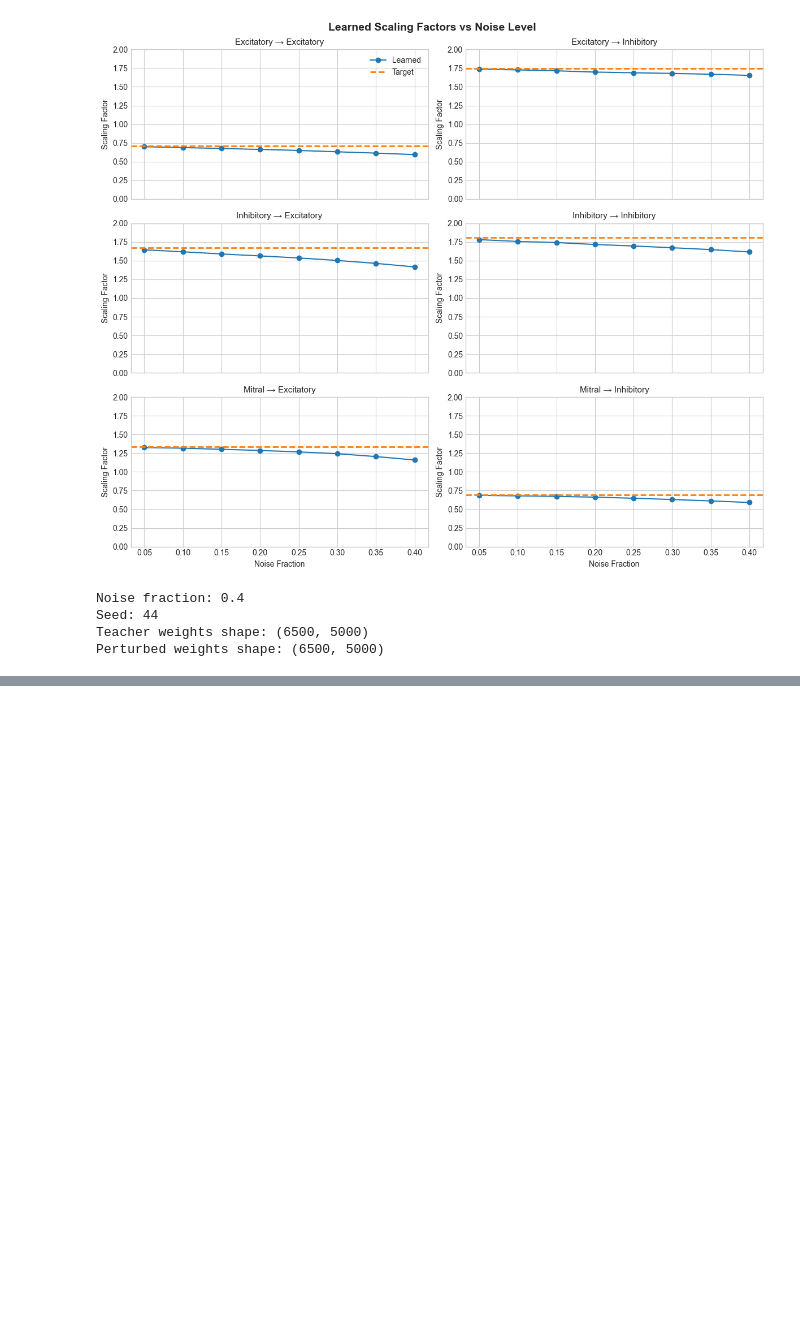
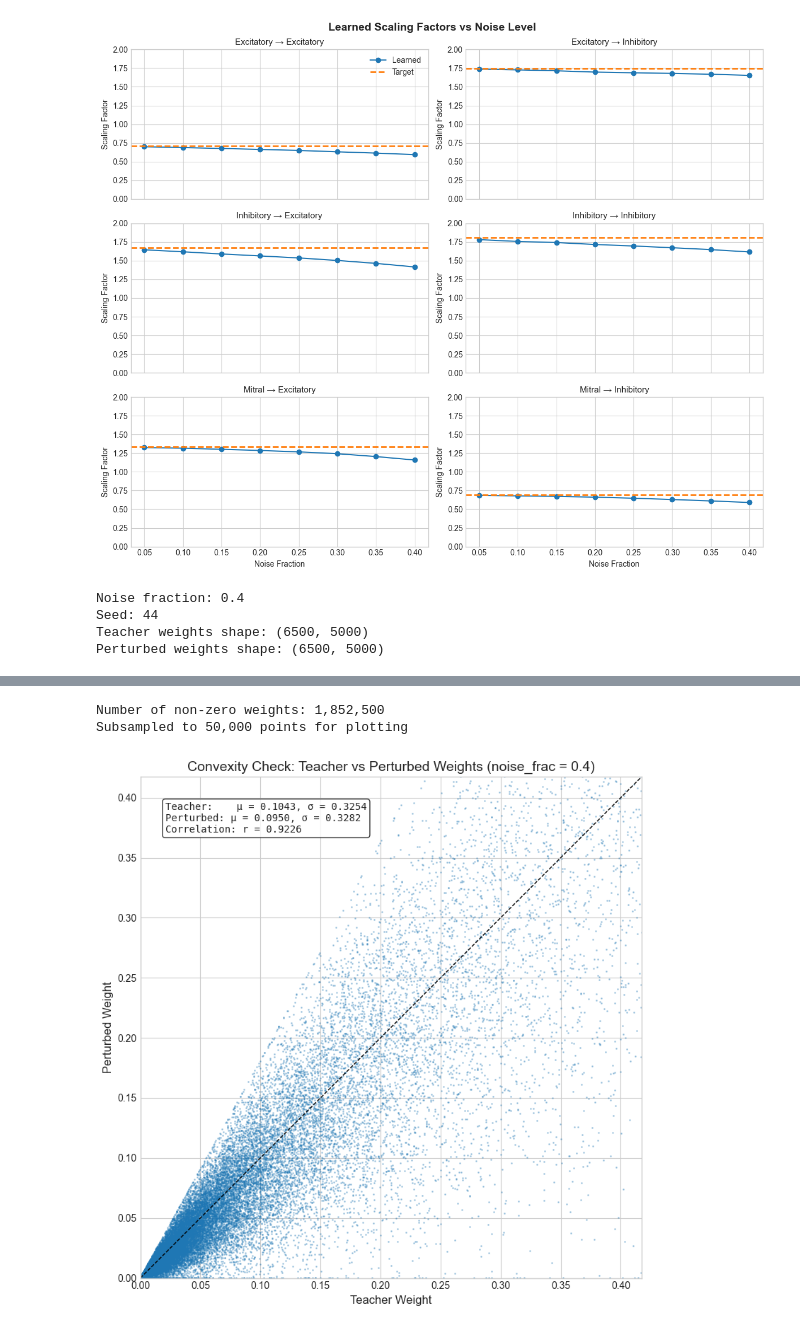
Before and after one commit to rory-bedford/connectome-snns, a Jupyter notebook: notebooks/analyse_noisy_student_teacher.ipynb, the cells around one changed output, grey strips where cells are left out. Saved outputs shown, nothing was run; the diff lists cells and outputs as text; code cells hidden in the pictures; blank space fills up the shorter version.

Commit message:
:sparkles: New weight perturbation method that preserves mean and std. New notebook to analyse this. Cell type firing rate tracking.

```diff
--- a/notebooks/analyse_noisy_student_teacher.ipynb
+++ b/notebooks/analyse_noisy_student_teacher.ipynb
@@ -346,0 +452,59 @@ Teacher mean firing rate: 1.168 Hz
+# %%
+# Scatter plot: Teacher vs Perturbed weights with mean/std annotations
+mask_conv = teacher_weights_conv != 0
+teacher_flat_conv = teacher_weights_conv[mask_conv]
+perturbed_flat_conv = perturbed_weights_conv[mask_conv]
+
+print(f"Number of non-zero weights: {len(teacher_flat_conv):,}")
+
+# Compute statistics
+teacher_mean = teacher_flat_conv.mean()
+teacher_std = teacher_flat_conv.std()
+perturbed_mean = perturbed_flat_conv.mean()
+perturbed_std = perturbed_flat_conv.std()
+correlation = np.corrcoef(teacher_flat_conv, perturbed_flat_conv)[0, 1]
+
+# Subsample for plotting
+max_points = 50000
+if len(teacher_flat_conv) > max_points:
+    idx = np.random.choice(len(teacher_flat_conv), max_points, replace=False)
+    teacher_sample_conv = teacher_flat_conv[idx]
+    perturbed_sample_conv = perturbed_flat_conv[idx]
+    print(f"Subsampled to {max_points:,} points for plotting")
+else:
+    teacher_sample_conv = teacher_flat_conv
+    perturbed_sample_conv = perturbed_flat_conv
+
+fig, ax = plt.subplots(figsize=(8, 8))
+
+ax.scatter(teacher_sample_conv, perturbed_sample_conv, alpha=0.3, s=1, c="C0")
+
+# Use 95th percentile for axis limits
+upper_lim = np.percentile(np.concatenate([teacher_flat_conv, perturbed_flat_conv]), 95)
+lims = [0, upper_lim]
+
+ax.plot(lims, lims, "k--", linewidth=1, label="Identity")
+
+ax.set_xlim(lims)
+ax.set_ylim(lims)
+ax.set_xlabel("Teacher Weight", fontsize=12)
+ax.set_ylabel("Perturbed Weight", fontsize=12)
+ax.set_title(f"Convexity Check: Teacher vs Perturbed Weights (noise_frac = {noise_frac_conv})", fontsize=14)
+ax.set_aspect("equal")
+
+# Add text box with statistics
+stats_text = (
+    f"Teacher:    μ = {teacher_mean:.4f}, σ = {teacher_std:.4f}\n"
+    f"Perturbed: μ = {perturbed_mean:.4f}, σ = {perturbed_std:.4f}\n"
+    f"Correlation: r = {correlation:.4f}"
+)
+ax.text(0.05, 0.95, stats_text, transform=ax.transAxes, fontsize=10,
+        verticalalignment='top', fontfamily='monospace',
+        bbox=dict(boxstyle='round', facecolor='white', alpha=0.8))
+
+plt.tight_layout()
+plt.show()
+# %% [output]
+Number of non-zero weights: 1,852,500
+Subsampled to 50,000 points for plotting
+[figure, added]
```
Also changed, not shown: parts of 14 cells of this notebook, 8 other files.
